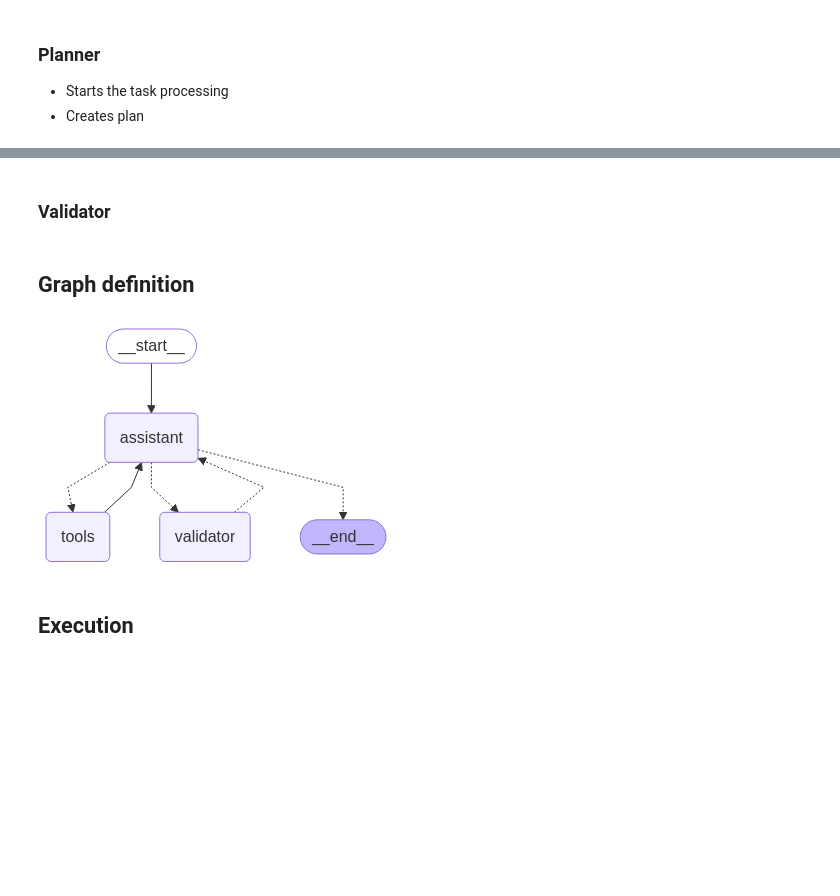
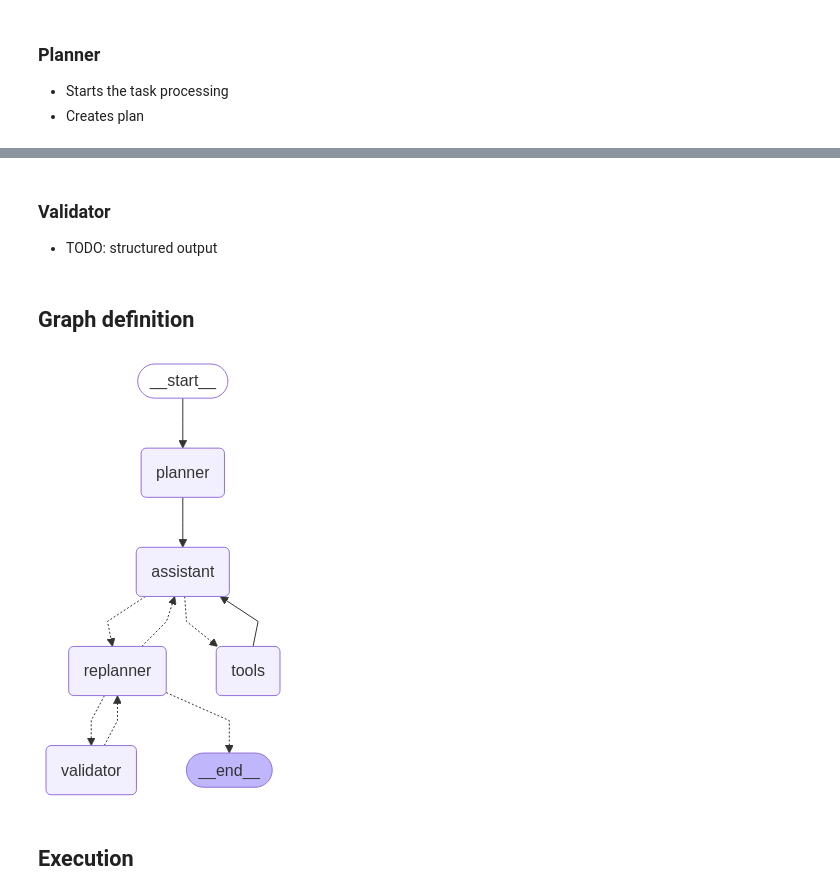
Before and after one commit to jarisko1/agents_mcp_langgraph, a Jupyter notebook: notebook.ipynb, the cells around one changed output, grey strips where cells are left out. Drawn from its saved outputs; the diff is of its cells as text; code cells hidden in the pictures; blank space fills up the shorter version.

Commit message:
replanner implemented, other nodes adjusted, but they are not working correctly together

```diff
--- a/notebook.ipynb
+++ b/notebook.ipynb
@@ -261,7 +273,7 @@ class TaskState(TypedDict):
     plan: List[str]
     past_steps: Annotated[List[Tuple], operator.add]
     answer: str
-    messages: Annotated[list[AnyMessage], add_messages]
+    assistant_messages: Annotated[list[AnyMessage], add_messages]
 # %% [markdown]
 ## Nodes
 # %% [markdown]
@@ -283,7 +295,7 @@ def planner(state: TaskState):
 
     planner_prompt = """For the given objective, come up with a simple step by step plan.
     This plan should involve individual tasks, that if executed correctly will yield the correct answer. Do not add any superfluous steps.
-    The result of the final step should be the final answer. Make sure that each step has all the information needed - do not skip steps.""",
+    The result of the final step should be the final answer. Make sure that each step has all the information needed - do not skip steps."""
 
     planner_messages = [
         SystemMessage(content=planner_prompt),
@@ -382,5 +476,6 @@ def tools_or_validator_condition(
 # %% [markdown]
 ### Validator
+- TODO: structured output
 # %%
 def validator(state: TaskState):
 
@@ -402,13 +497,13 @@ def validator(state: TaskState):
     response = validator_model.invoke([HumanMessage(prompt)])
 
     return {
-        "messages": [response],
+        "past_steps": [("Output format validation", response["messages"][-1].content)],
     }
 
 def validator_approval_condition(
     state: Union[list[AnyMessage], dict[str, Any], BaseModel],
     messages_key: str = "messages",
-) -> Literal["assistant", END]:
+) -> Literal["replanner", END]:
     """
     If the last answer is not correct, let the assistant rework it.
     """
@@ -422,8 +517,8 @@ def validator_approval_condition(
     else:
         raise ValueError(f"No messages found in input state to tool_edge: {state}")
     if ai_message.content.strip().upper() == "FINISHED":
-        return "__end__"
-    return "assistant"
+        return END
+    return "replanner"
 # %% [markdown]
 ## Graph definition
 # %%
@@ -431,23 +526,27 @@ def validator_approval_condition(
 task_graph = StateGraph(TaskState)
 
 # Add nodes
+task_graph.add_node("planner", planner)
+task_graph.add_node("replanner", replanner)
 task_graph.add_node("validator", validator)
 task_graph.add_node("assistant", assistant)
 task_graph.add_node("tools", ToolNode(tools))
 
 # Add edges
-task_graph.add_edge(START, "assistant")
-task_graph.add_conditional_edges("assistant", tools_or_validator_condition, ["tools", "validator"]) # Continue with tools or to finish with validator
+task_graph.add_edge(START, "planner")
+task_graph.add_edge("planner", "assistant")
+task_graph.add_conditional_edges("assistant", tools_or_replanner_condition, ["tools", "replanner"]) # Continue with tools or proceed to replanner
 task_graph.add_edge("tools", "assistant")
-task_graph.add_conditional_edges("validator", validator_approval_condition, ["assistant", END]) # Go to END or back to assistant for rework
+task_graph.add_conditional_edges("replanner", answer_provided_condition, ["validator", "assistant"]) # Validate answer continue working
+task_graph.add_conditional_edges("validator", validator_approval_condition, ["replanner", END]) # Go to END or back to assistant for rework
 
 compiled_graph = task_graph.compile()
 # %%
 from IPython.display import display, Image
 
-display(Image(compiled_graph.get_graph().draw_mermaid_png()))
+display(Image(compiled_graph.get_graph(xray=True).draw_mermaid_png()))
 # %% [output]
-[figure, old version]
+[figure, new version]
 # %% [markdown]
 ## Execution
 # %%
```
Also changed, not shown: parts of 7 cells of this notebook.
